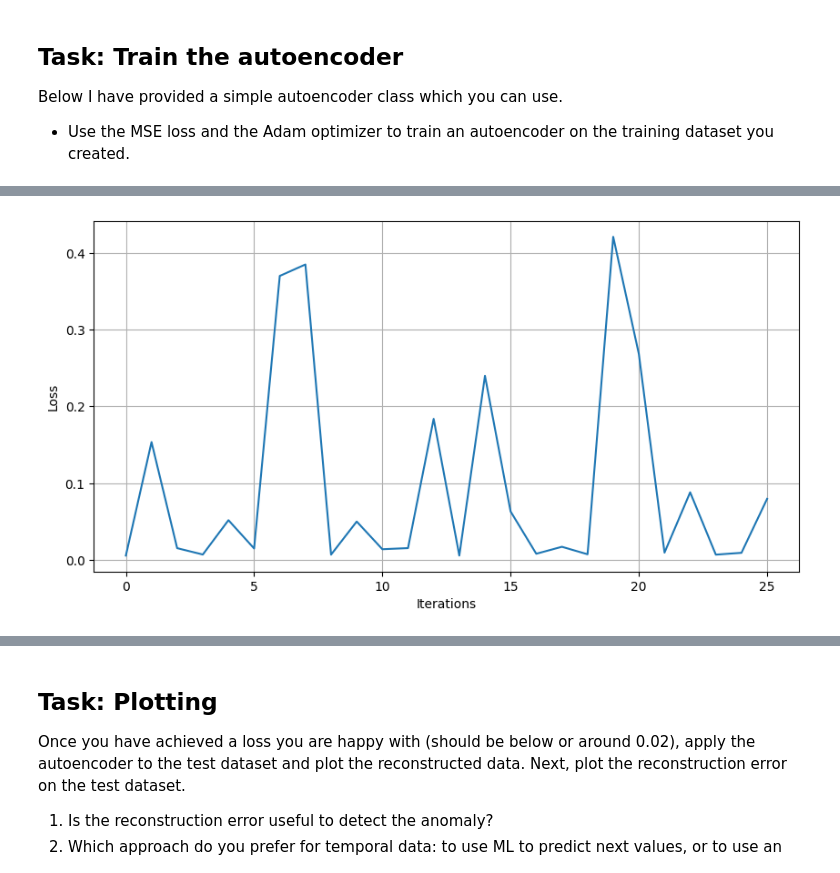
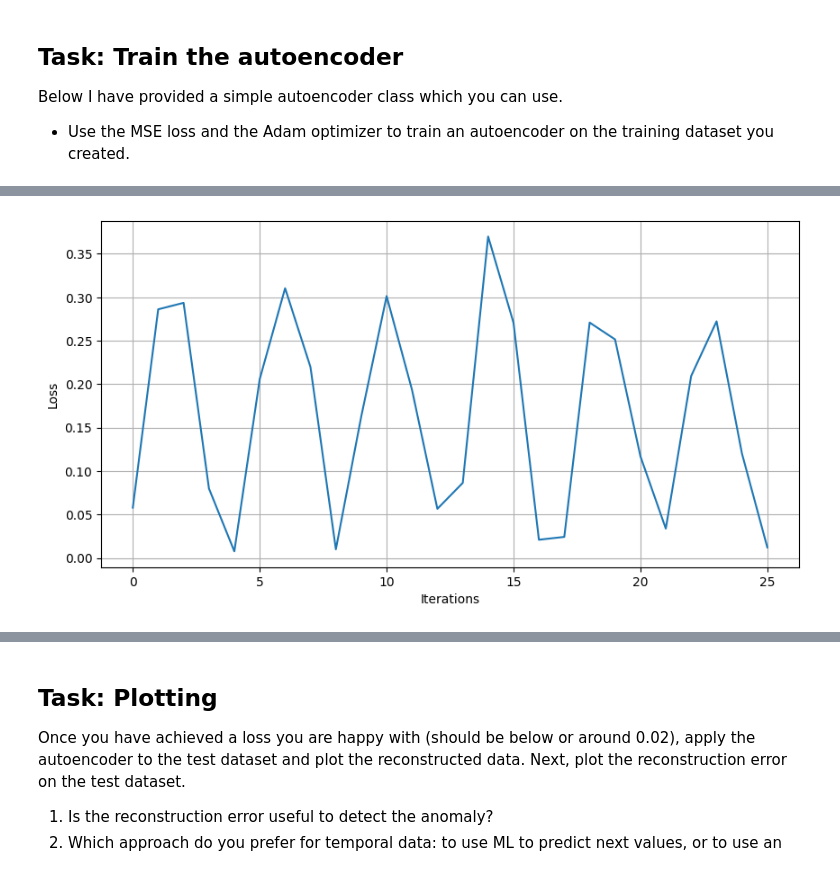
Before and after one commit to filippocasari/AS1SecML, a Jupyter notebook: AS1SecurityML.ipynb, the cells around one changed output, grey strips where cells are left out. Drawn from its saved outputs; the diff is of its cells as text; code cells hidden in the pictures.

```diff
--- a/AS1SecurityML.ipynb
+++ b/AS1SecurityML.ipynb
@@ -488,7 +495,7 @@ class Autoencoder(torch.nn.Module):
         decoded = self.decoder(encoded)
         return decoded
 # %%
-model = Autoencoder(1).to("mps")
+model = Autoencoder(3).to("mps")
 
 loss_fn = torch.nn.MSELoss().to("mps")
 optimizer = torch.optim.Adam(model.parameters())
@@ -522,7 +529,7 @@ epoch=0
 avg_loss=10000
 losses =[]
 iterations=0
-while(avg_loss>0.0002):
+while(avg_loss>0.002):
     model.train(True)
     avg_loss, losses, iterations = training_epoch(model, train_x, optimizer, loss_fn)
 
@@ -556,4 +563,4 @@ Epoch 146 loss: 0.00019217816491921743
-[figure, old version]
+[figure, new version]
 # %%
 model.eval()
 print(type(test))
```
Also changed, not shown: parts of 6 cells of this notebook.
